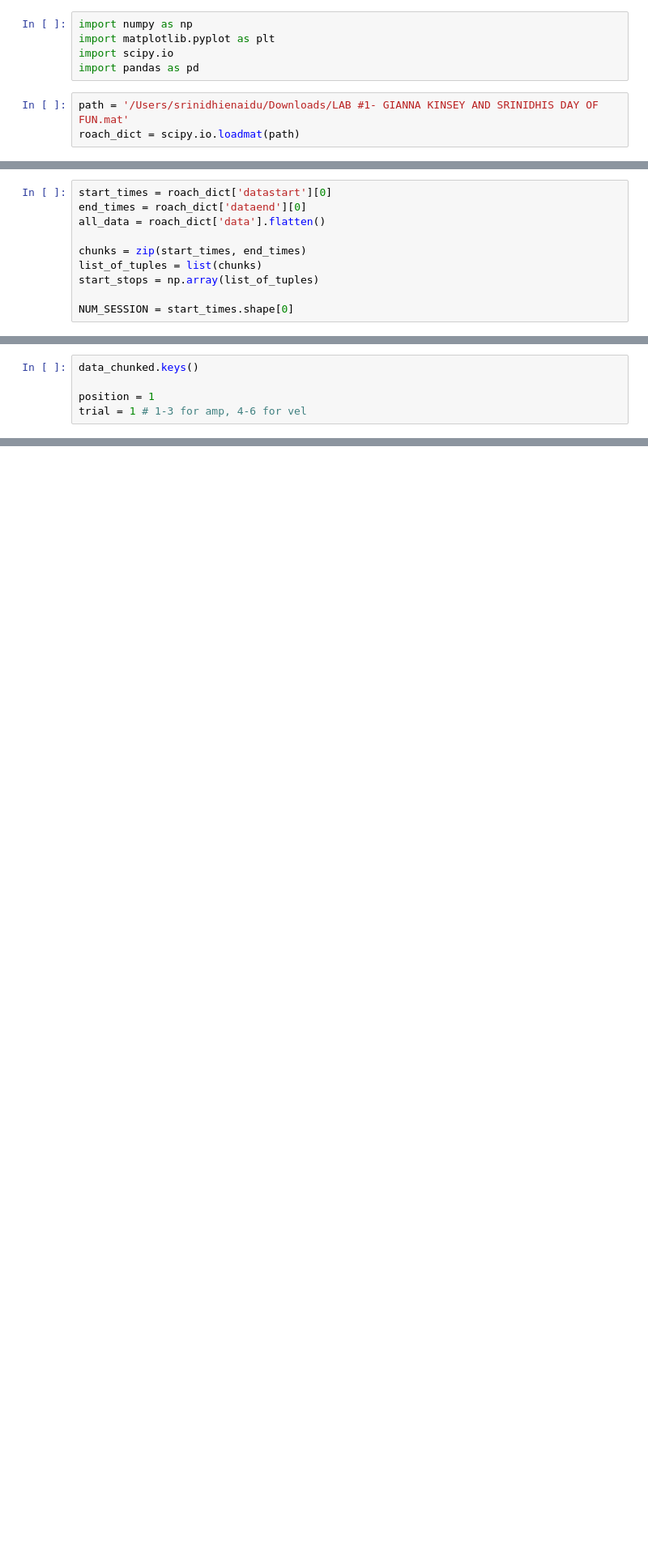
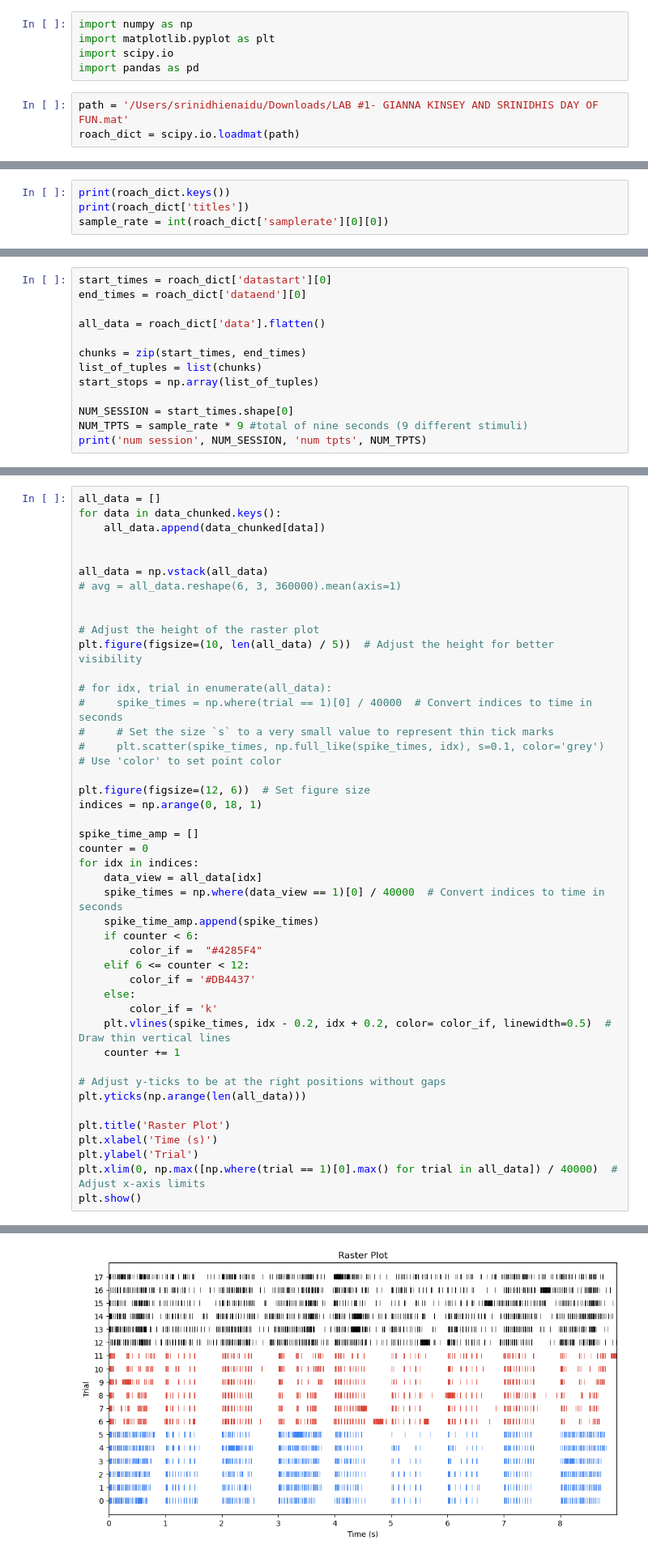
Before and after one commit to srinidhienaidu/AMATH422, a Jupyter notebook: NEURO 302/302_Lab_1_Figures.ipynb, the cells around one changed output, grey strips where cells are left out. Shown: that part at 81% size. Cells and saved outputs as stored; diff of their text form; blank space fills up the shorter version.

```diff
--- a/NEURO 302/302_Lab_1_Figures.ipynb
+++ b/NEURO 302/302_Lab_1_Figures.ipynb
@@ -20,0 +9,4 @@ print(roach_dict['data'].shape)
+# %%
+print(roach_dict.keys())
+print(roach_dict['titles'])
+sample_rate = int(roach_dict['samplerate'][0][0])
@@ -21,6 +16,7 @@ print(roach_dict['data'].shape)
 # %%
 start_times = roach_dict['datastart'][0]
 end_times = roach_dict['dataend'][0]
+
 all_data = roach_dict['data'].flatten()
 
 chunks = zip(start_times, end_times)
@@ -28,3 +24,5 @@ list_of_tuples = list(chunks)
 start_stops = np.array(list_of_tuples)
 
 NUM_SESSION = start_times.shape[0]
+NUM_TPTS = sample_rate * 9 #total of nine seconds (9 different stimuli)
+print('num session', NUM_SESSION, 'num tpts', NUM_TPTS)
@@ -50,5 +99,0 @@ for session in range(NUM_SESSION):
-# %%
-data_chunked.keys()
-
-position = 1
-trial = 1 # 1-3 for amp, 4-6 for vel
@@ -54,0 +103,45 @@ trial = 1 # 1-3 for amp, 4-6 for vel
+# %%
+all_data = []
+for data in data_chunked.keys():
+    all_data.append(data_chunked[data])
+
+
+all_data = np.vstack(all_data)
+# avg = all_data.reshape(6, 3, 360000).mean(axis=1)
+
+
+# Adjust the height of the raster plot
+plt.figure(figsize=(10, len(all_data) / 5))  # Adjust the height for better visibility
+
+# for idx, trial in enumerate(all_data):
+#     spike_times = np.where(trial == 1)[0] / 40000  # Convert indices to time in seconds
+#     # Set the size `s` to a very small value to represent thin tick marks
+#     plt.scatter(spike_times, np.full_like(spike_times, idx), s=0.1, color='grey')  # Use 'color' to set point color
+
+plt.figure(figsize=(12, 6))  # Set figure size
+indices = np.arange(0, 18, 1)
+
+spike_time_amp = []
+counter = 0
+for idx in indices:
+    data_view = all_data[idx]
+    spike_times = np.where(data_view == 1)[0] / 40000  # Convert indices to time in seconds
+    spike_time_amp.append(spike_times)
+    if counter < 6:
+        color_if = 	"#4285F4"
+    elif 6 <= counter < 12:
+        color_if = '#DB4437'
+    else:
+        color_if = 'k'
+    plt.vlines(spike_times, idx - 0.2, idx + 0.2, color= color_if, linewidth=0.5)  # Draw thin vertical lines
+    counter += 1
+
+# Adjust y-ticks to be at the right positions without gaps
+plt.yticks(np.arange(len(all_data)))
+
+plt.title('Raster Plot')
+plt.xlabel('Time (s)')
+plt.ylabel('Trial')
+plt.xlim(0, np.max([np.where(trial == 1)[0].max() for trial in all_data]) / 40000)  # Adjust x-axis limits
+plt.show()
+# %% [output]
@@ -54,0 +149 @@ trial = 1 # 1-3 for amp, 4-6 for vel
+[figure, added]
```
Also changed, not shown: parts of 14 cells of this notebook, 18 other files.
